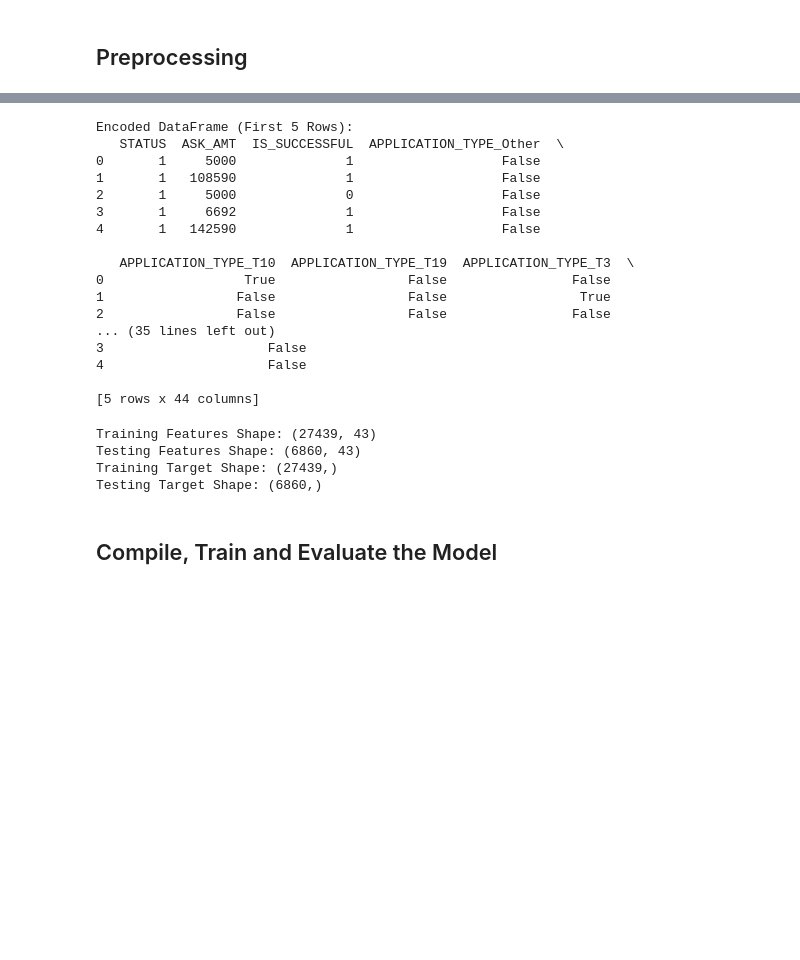
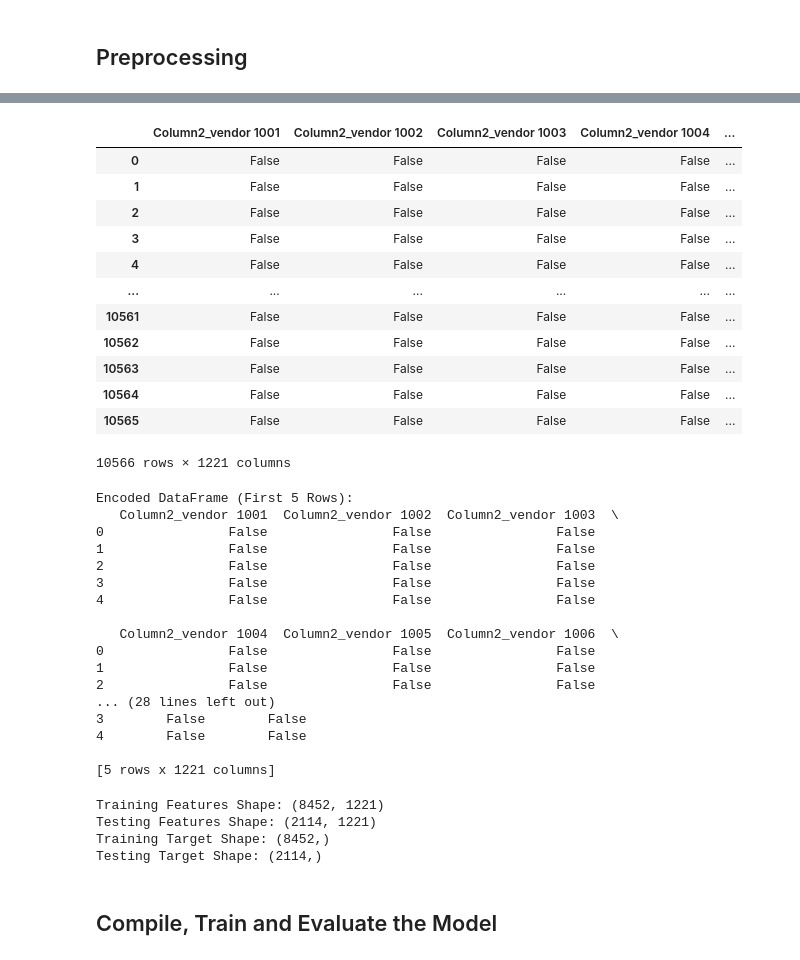
Before and after one commit to pin164/Automated-Expense-Categorization, a Jupyter notebook: Copy_of_Project4.ipynb, the cells around one changed output, grey strips where cells are left out. Drawn from its saved outputs; the diff is of its cells as text; code cells hidden in the pictures; blank space fills up the shorter version.

```diff
--- a/Copy_of_Project4.ipynb
+++ b/Copy_of_Project4.ipynb
@@ -34,5 +35,6 @@ application_df.head()
 # %%
 # STEP 3
 # #extract beneficial columns only
-X_df = application_df[['Column2','']]
-Y_df =application_df['Cost Centre']
+X_df = application_df[['Column2','PO#','TRS','Order#','Column3']]
+Y_df = application_df['Cost Centre']
+X_df.head()
@@ -271,0 +76,4 @@ dtype: int64
+# %%
+X_df.loc[:, 'Order#'] = X_df['Order#'].astype('object')
+
+X_df.dtypes
@@ -272,44 +98,52 @@ dtype: int64
+# %%
+application_df_encoded = pd.get_dummies(X_df)
+application_df_encoded
+# %% [output]
+|  | Column2_vendor 1001 | Column2_vendor 1002 | Column2_vendor 1003 | Column2_vendor 1004 | ... |
+| 0 | False | False | False | False | ... |
+| 1 | False | False | False | False | ... |
+| 2 | False | False | False | False | ... |
+| 3 | False | False | False | False | ... |
+| 4 | False | False | False | False | ... |
+| ... | ... | ... | ... | ... | ... |
+| 10561 | False | False | False | False | ... |
+| 10562 | False | False | False | False | ... |
+| 10563 | False | False | False | False | ... |
+| 10564 | False | False | False | False | ... |
+| 10565 | False | False | False | False | ... |
+10566 rows × 1221 columns
 # %%
-# Convert categorical data to numeric with `pd.get_dummies`
-# Step 15: Convert Categorical Data to Numeric Using One-Hot Encoding
-
-# Use pd.get_dummies() to convert categorical columns into numeric columns
-# This function automatically handles categorical columns by converting them to a binary (0 or 1) format
-# The 'drop_first=True' argument is used to avoid the dummy variable trap, but here include all columns
-
-application_df_encoded = pd.get_dummies(application_df)
-
 # Display the first few rows of the newly encoded dataframe
 # This will show how the categorical columns have been transformed into numerical ones
 print("\nEncoded DataFrame (First 5 Rows):")
 print(application_df_encoded.head())
 # %% [output]
 Encoded DataFrame (First 5 Rows):
-   STATUS  ASK_AMT  IS_SUCCESSFUL  APPLICATION_TYPE_Other  \
-0       1     5000              1                   False
-1       1   108590              1                   False
-2       1     5000              0                   False
-3       1     6692              1                   False
-4       1   142590              1                   False
+   Column2_vendor 1001  Column2_vendor 1002  Column2_vendor 1003  \
+0                False                False                False
+1                False                False                False
+2                False                False                False
+3                False                False                False
+4                False                False                False
 
-   APPLICATION_TYPE_T10  APPLICATION_TYPE_T19  APPLICATION_TYPE_T3  \
-0                  True                 False                False
-1                 False                 False                 True
-2                 False                 False                False
-... (35 lines left out)
-3                     False
-4                     False
+   Column2_vendor 1004  Column2_vendor 1005  Column2_vendor 1006  \
+0                False                False                False
+1                False                False                False
+2                False                False                False
+... (28 lines left out)
+3        False        False
+4        False        False
 
-[5 rows x 44 columns]
+[5 rows x 1221 columns]
 # %%
 # Step 16: Split the Data into Features (X) and Target (y)
 
-# The target variable is assumed. 'IS_SUCCESSFUL' is the target column.
+# The target variable is assumed. 'Cost Centre' is the target column.
 #
-y = application_df_encoded['IS_SUCCESSFUL'].values  # Target variable
+y = Y_df.values  # Target variable
 
 # The features will include all other columns except for the target
-X = application_df_encoded.drop(columns=['IS_SUCCESSFUL']).values  # Feature variables
+X = application_df_encoded.values  # Feature variables
 
 # Split the Data into Training and Testing Sets
 
@@ -324,10 +158,10 @@ print("Testing Features Shape:", X_test.shape)
 print("Training Target Shape:", y_train.shape)
 print("Testing Target Shape:", y_test.shape)
 # %% [output]
-Training Features Shape: (27439, 43)
-Testing Features Shape: (6860, 43)
-Training Target Shape: (27439,)
-Testing Target Shape: (6860,)
+Training Features Shape: (8452, 1221)
+Testing Features Shape: (2114, 1221)
+Training Target Shape: (8452,)
+Testing Target Shape: (2114,)
 # %%
 #Step 17:   Create a StandardScaler instances
 scaler = StandardScaler()
```
Also changed, not shown: parts of 20 cells of this notebook.
